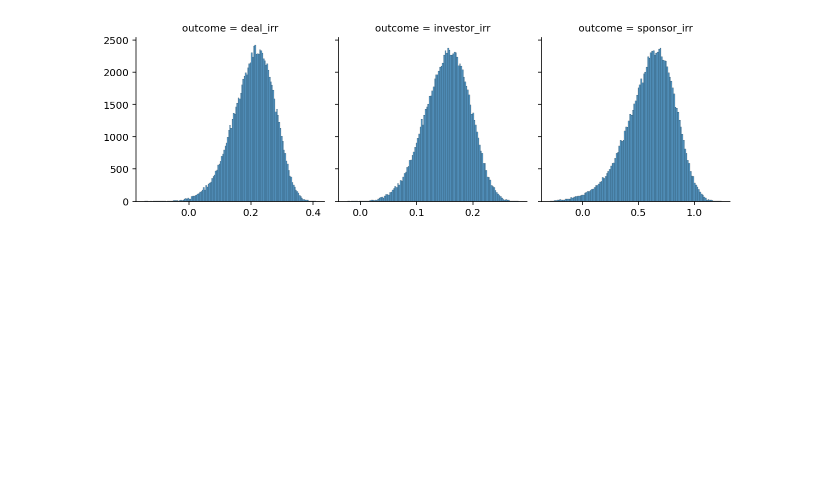
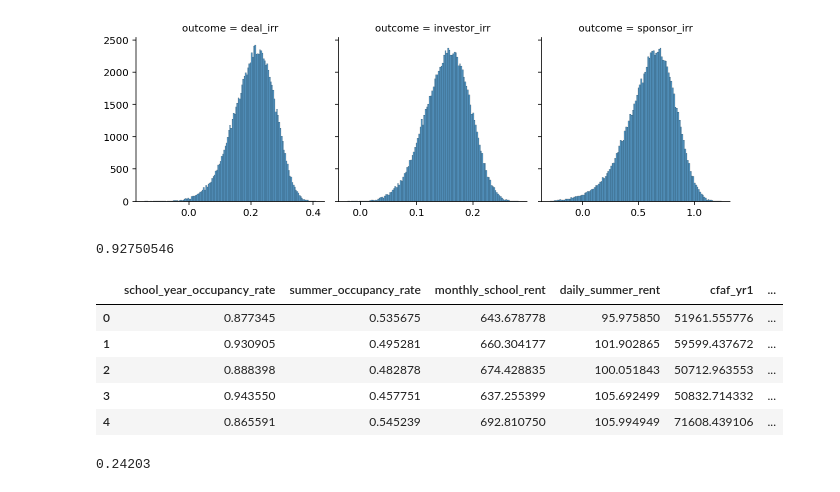
Before and after one commit to bclark86/deal-analyzer, a Jupyter notebook: sensitivity_analysis_focused.ipynb, the cells around one changed output. Saved outputs shown, nothing was run; the diff lists cells and outputs as text; code cells hidden in the pictures; blank space fills up the shorter version.

```diff
--- a/sensitivity_analysis_focused.ipynb
+++ b/sensitivity_analysis_focused.ipynb
@@ -102,3 +173,7 @@ g = sns.FacetGrid(results_long_df, col="outcome", sharex=False)
 g.map_dataframe(sns.histplot, x="value");
 # %% [output]
 [figure]
+# %%
+np.array(0.92750546).item()
+# %% [output]
+0.92750546
@@ -104,0 +240,14 @@ g.map_dataframe(sns.histplot, x="value");
+# %%
+results_df = run_simulation()
+results_df.head()
+# %% [output]
+|  | school_year_occupancy_rate | summer_occupancy_rate | monthly_school_rent | daily_summer_rent | cfaf_yr1 | ... |
+| 0 | 0.877345 | 0.535675 | 643.678778 | 95.975850 | 51961.555776 | ... |
+| 1 | 0.930905 | 0.495281 | 660.304177 | 101.902865 | 59599.437672 | ... |
+| 2 | 0.888398 | 0.482878 | 674.428835 | 100.051843 | 50712.963553 | ... |
+| 3 | 0.943550 | 0.457751 | 637.255399 | 105.692499 | 50832.714332 | ... |
+| 4 | 0.865591 | 0.545239 | 692.810750 | 105.994949 | 71608.439106 | ... |
+# %%
+np.mean(results_df.investor_irr < 0.10)
+# %% [output]
+0.24203
```
Also changed, not shown: parts of 8 cells of this notebook, 4 other files.
